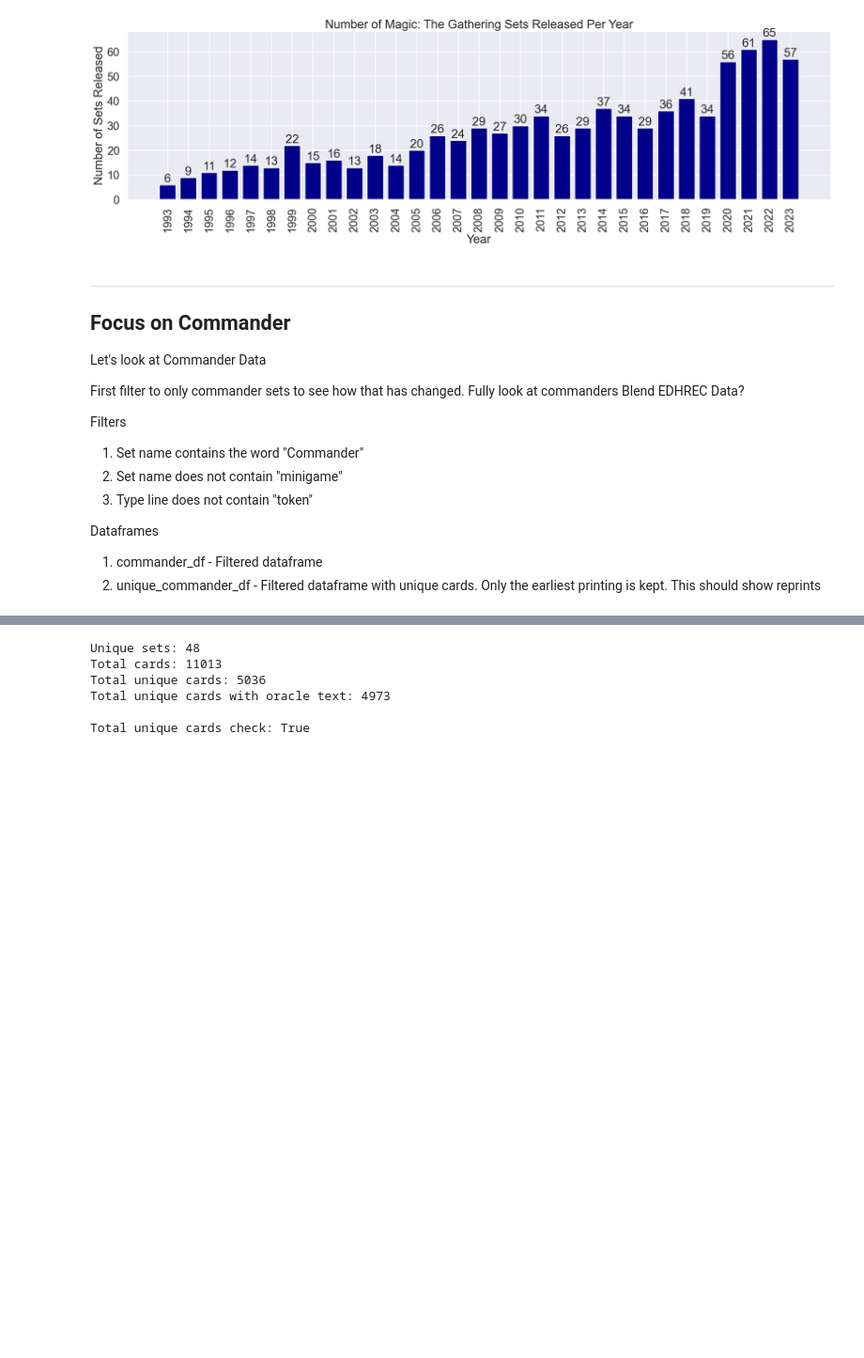
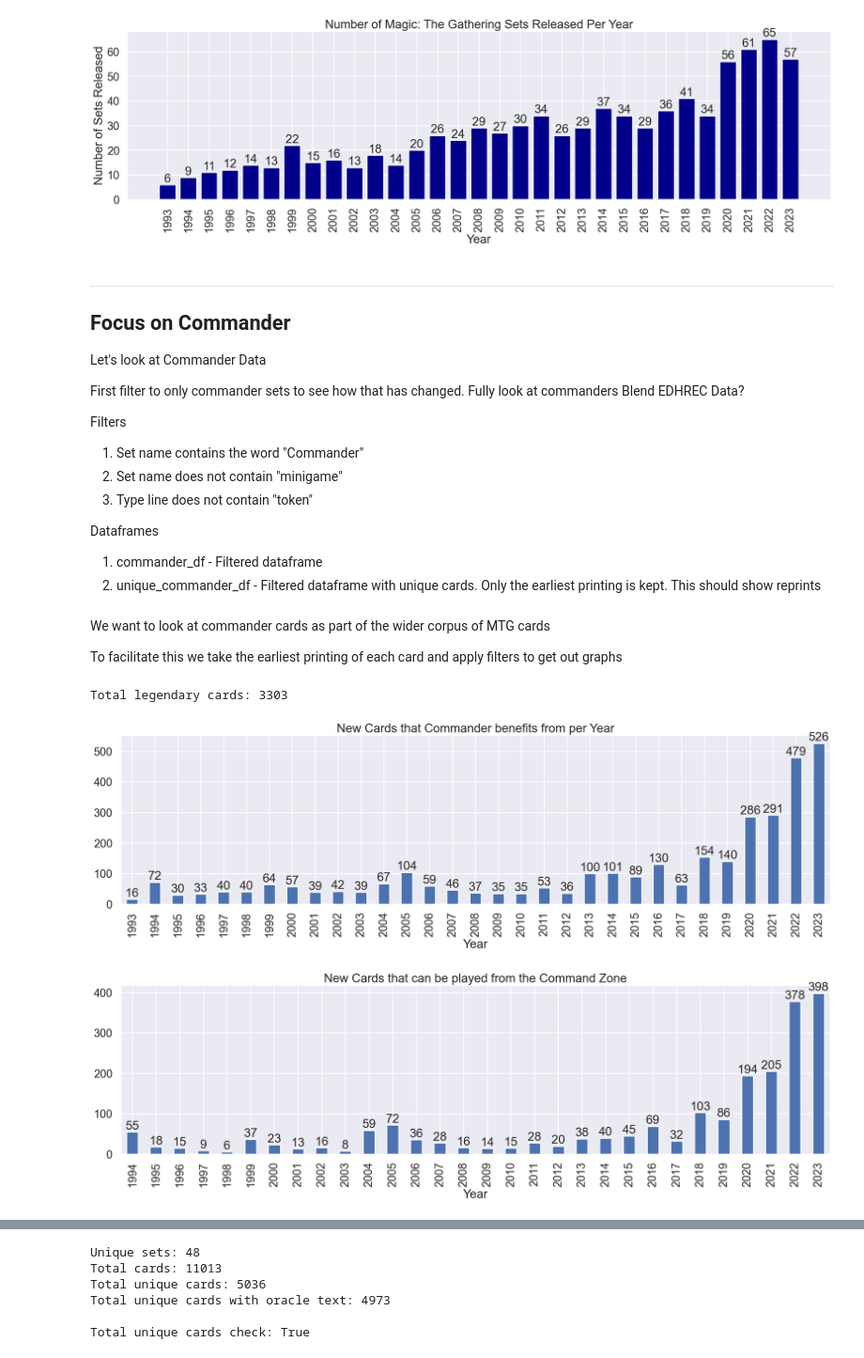
Before and after one commit to LondonBrit/mtg_data_analysis, a Jupyter notebook: Complete Analysis.ipynb, the cells around one changed output, grey strips where cells are left out. Shown at 94% size. Drawn from its saved outputs; the diff is of its cells as text; code cells hidden in the pictures; blank space fills up the shorter version.

```diff
--- a/Complete Analysis.ipynb
+++ b/Complete Analysis.ipynb
@@ -455,3 +477,83 @@ Dataframes
 
 1. commander_df - Filtered dataframe
 2. unique_commander_df - Filtered dataframe with unique cards. Only the earliest printing is kept. This should show reprints
+# %% [markdown]
+We want to look at commander cards as part of the wider corpus of MTG cards
+
+To facilitate this we take the earliest printing of each card and apply filters to get out graphs
+# %%
+#Sort the values in descnding order then drop duplicates keeping the first one. This will keep only the oldest version of each card
+df = df.sort_values(by='released_at', ascending=True)
+unique_df = df.drop_duplicates(subset='name', keep='first')
+
+# Filters for commander cards
+commander_cards = df['oracle_text'].str.contains('each opponent', case=False, na=False) | df['oracle_text'].str.contains('each player', case=False, na=False)
+legendary_creatures = df['type_line'].str.contains('legendary', case=False, na=False) & df['type_line'].str.contains('creature', case=False, na=False)
+backgrounds = df['type_line'].str.contains('background', case=False, na=False)
+planes_walker_cmdrs = df['oracle_text'].str.contains('can be your commander', case=False, na=False)
+
+#Combine the filters into one
+commander_players_stuff_filter = backgrounds | legendary_creatures | planes_walker_cmdrs | commander_cards
+
+# Ensure that the boolean series has the same index as the DataFrame
+commander_players_stuff_filter = commander_players_stuff_filter.reindex(unique_df.index)
+
+# Use the filter to create a new DataFrame
+commander_cards_df = unique_df.loc[commander_players_stuff_filter]
+
+# Create a copy of the DataFrame
+commander_cards_df = commander_cards_df.copy()
+
+# Extract the Year from the 'released_at' datetime column
+commander_cards_df.loc[:, 'year'] = pd.to_datetime(commander_cards_df['released_at']).dt.year
+
+
+# Group the data by 'year' and get the number of cards in each group
+commander_cards_per_year = commander_cards_df.groupby('year').size()
+
+# Create a graph showing the number of cards per year
+ax = commander_cards_per_year.plot(kind='bar', figsize=(25, 6))
+
+plt.title('New Cards that Commander benefits from per Year')
+plt.xlabel('Year')
+#plt.ylabel('Number of Cards') # Don't need this label as it is in the title
+
+# Add data labels to the bars
+for i, v in enumerate(commander_cards_per_year):
+    ax.text(i, v, str(v), ha='center', va='bottom')
+print(f"Total legendary cards: {len(commander_cards_df)}")
+
+plt.show()
+
+#Look at legendary creatures only by creating a filter
+valid_commander_filter = legendary_creatures | planes_walker_cmdrs | backgrounds
+valid_commander_filter = valid_commander_filter.reindex(unique_df.index)
+
+#create a new DataFrame with the filter
+legendary_creatures_df = unique_df.loc[valid_commander_filter]
+
+# Create a copy of the DataFrame
+legendary_creatures_df = legendary_creatures_df.copy()
+
+# Extract the year from the 'released_at' datetime column
+legendary_creatures_df.loc[:, 'year'] = pd.to_datetime(legendary_creatures_df['released_at']).dt.year
+
+#Group by year and get the number of cards in each group
+legendary_creatures_per_year = legendary_creatures_df.groupby('year').size()
+
+# Create a graph showing the number of cards per year
+ax = legendary_creatures_per_year.plot(kind='bar', figsize=(25, 6))
+
+plt.title('New Cards that can be played from the Command Zone')
+plt.xlabel('Year')
+#plt.ylabel('Number of Cards') # Don't need this label as it is in the title
+
+# Add data labels to the bars
+for i, v in enumerate(legendary_creatures_per_year):
+    ax.text(i, v, str(v), ha='center', va='bottom')
+
+plt.show()
+# %% [output]
+Total legendary cards: 3303
+[figure, added]
+[figure, added]
```
Also changed, not shown: parts of 12 cells of this notebook, 1 other file.
